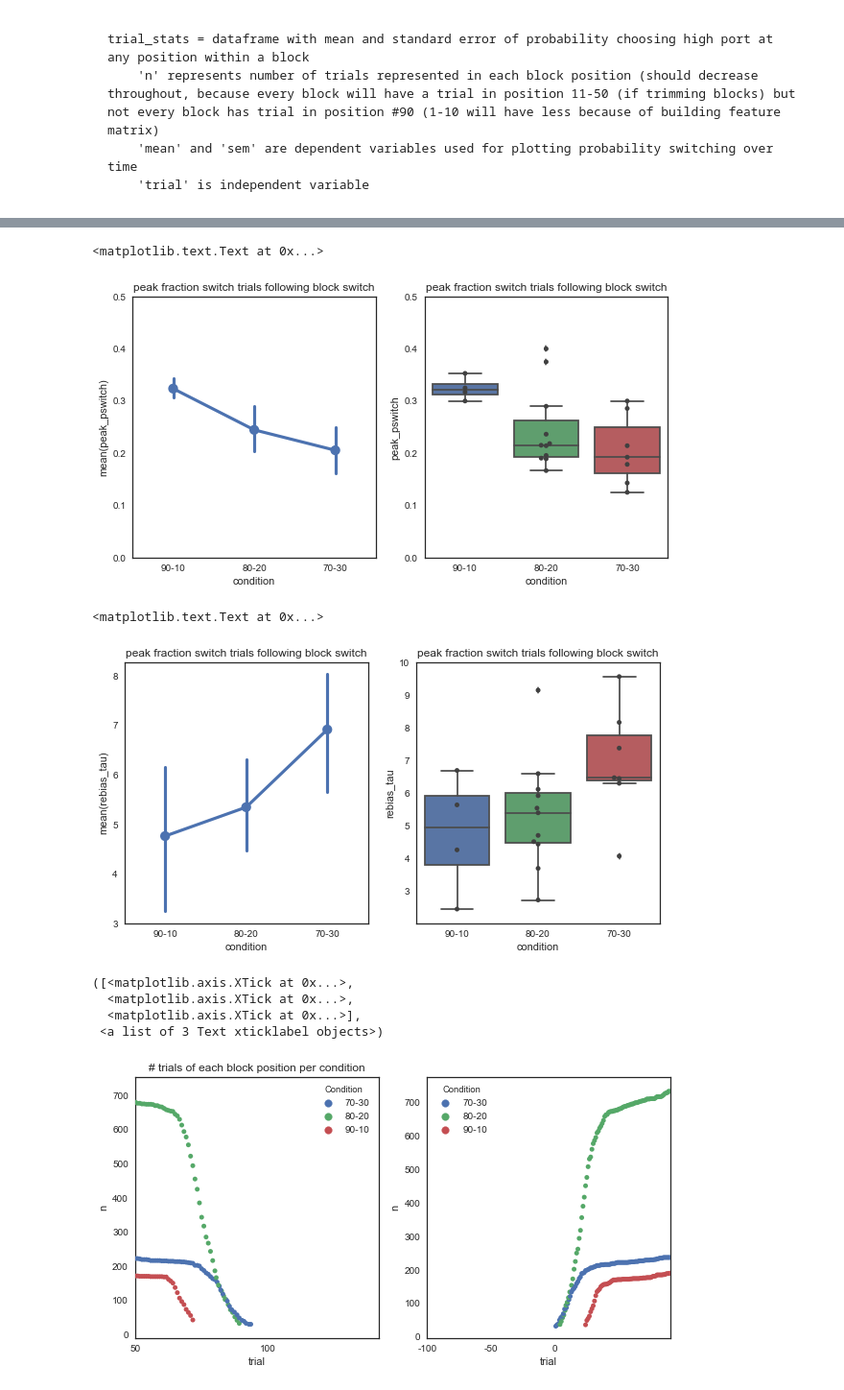
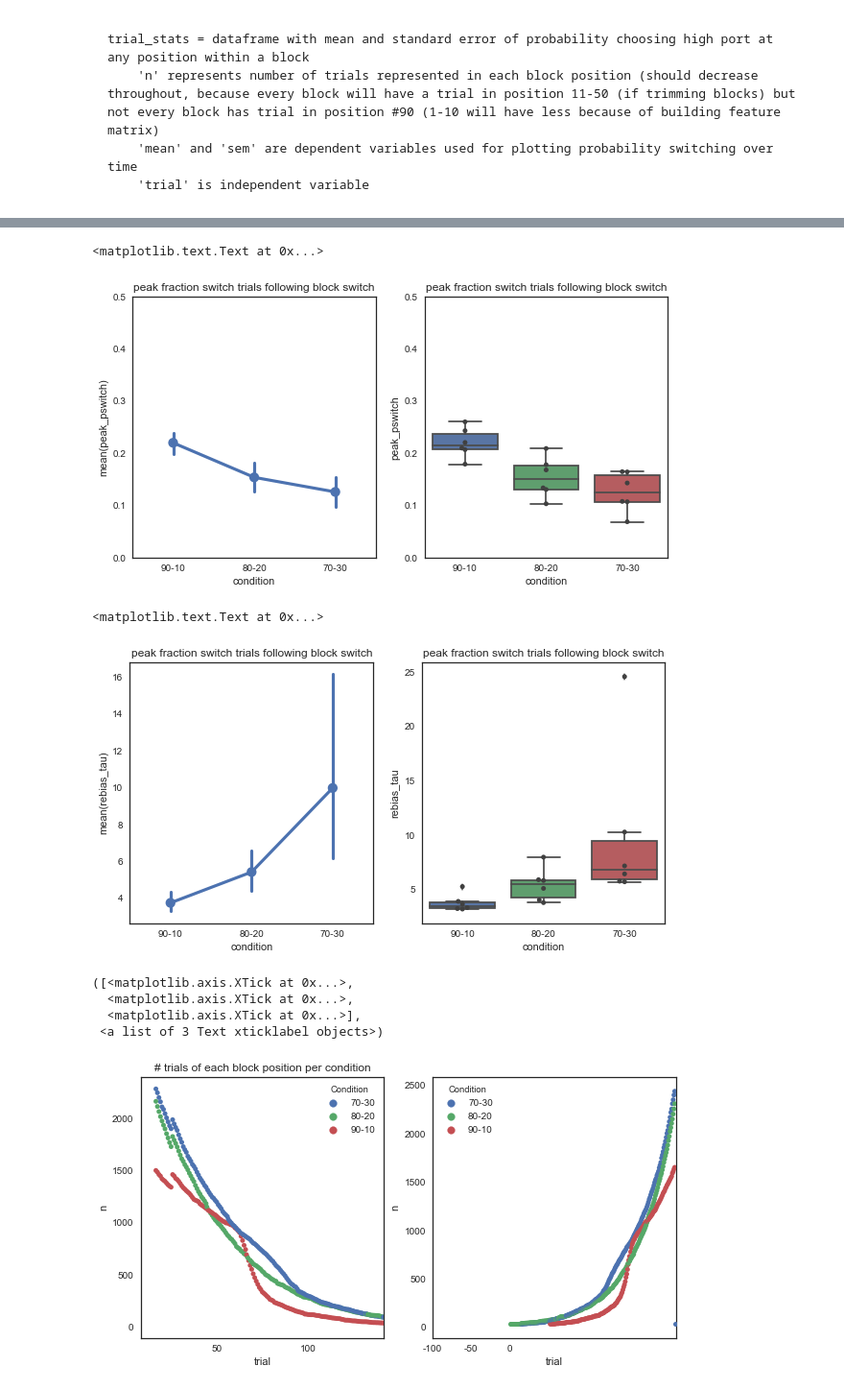
Before and after one commit to celiaberon/mouse_bandit, a Jupyter notebook: jupyter_notebooks/working/p_high_port.ipynb, the cells around one changed output, grey strips where cells are left out. Shown at 96% size. Cells and saved outputs as stored; diff of their text form; code cells hidden in the pictures.

```diff
--- a/jupyter_notebooks/working/p_high_port.ipynb
+++ b/jupyter_notebooks/working/p_high_port.ipynb
@@ -18,6 +17,9 @@ import matplotlib.pyplot as plt
 import seaborn as sns
 import add_columns_feature_matrix as fm_add
 %matplotlib inline
+# %%
+markov_version = True
+block_range = [0, np.inf]
 # %%
 if markov_version == True:
     record = pd.read_csv('/Users/{}/GitHub/mouse_bandit/celia_session_record.csv'.format(user_name),index_col=0)
@@ -77,7 +79,7 @@ day = np.arange(0,ndays) # number of days to plot
 
 k = 0
 for i,mouse in enumerate(mice):
-    highport_temp = record[((record['Mouse ID'] == mouse) & ((record['Left Reward Prob'] == 0.9) | (record['Left Reward Prob'] == 0.1)))]['p(high Port)'].values
+    highport_temp = record[((record['Mouse ID'] == mouse) & ((record['Left Reward Prob'] == 0.7) | (record['Left Reward Prob'] == 0.3)))]['p(high Port)'].values
     try:
         highport[k,:] = highport_temp[-ndays:] # values of fraction high port chosen for last 10 days
         plt.plot(day,highport[k,:],label=mouse,alpha=0.3,linewidth=3)
@@ -161,8 +140,8 @@ data.tail(5)
 ### select block lengths over range of interest
 # %%
 if markov_version == True:
-    data_match_blocks = data[data['Current Block Length']<150] # take only blocks with fewer than 90 trials
-    data_match_blocks = data_match_blocks[data_match_blocks['Current Block Length']>50] # blocks with 30+ trials
+    data_match_blocks = data[data['Current Block Length']<block_range[1]] # take only blocks with fewer than x trials
+    data_match_blocks = data_match_blocks[data_match_blocks['Current Block Length']>block_range[0]] # blocks with x+ trials
     datas = data_match_blocks.copy()
 else:
     datas = data.copy()
@@ -398,7 +389,7 @@ plt.ylim(0,.5)
 plt.title('peak fraction switch trials following block switch')
 # %% [output]
 <matplotlib.text.Text at 0x...>
-[figure, old version]
+[figure, new version]
 # %%
 plt.figure(figsize=(10,5))
 
@@ -416,29 +407,29 @@ plt.legend(bbox_to_anchor=(1.5,1))
 plt.title('peak fraction switch trials following block switch')
 # %% [output]
 <matplotlib.text.Text at 0x...>
-[figure, old version]
+[figure, new version]
 # %%
 trial_stats = trial_stats[trial_stats['n'] > 30] # if there are sufficient repetitions of this block position
 trial_stats_ = trial_stats_[trial_stats_['n'] > 30]
 
 plt.figure(figsize=(10,5))
 plt.subplot(121)
 sns.swarmplot(x='trial',y='n',hue='Condition',data=trial_stats)
-plt.xlim(50,150)
+plt.xlim(-10,150)
 plt.xticks([40,100],[50,100])
 plt.title('# trials of each block position per condition')
 
 plt.subplot(122)
 sns.swarmplot(x='trial',y='n',hue='Condition',data=trial_stats_)
 plt.title('')
 #plt.xlim(-100,0)
 plt.xticks([0,-50,-100],[0,-50,-100])
 # %% [output]
 ([<matplotlib.axis.XTick at 0x...>,
   <matplotlib.axis.XTick at 0x...>,
   <matplotlib.axis.XTick at 0x...>],
  <a list of 3 Text xticklabel objects>)
-[figure, old version]
+[figure, new version]
 # %%
 t_block_unique = np.unique(datas['Block Trial'].values)
 p_switch_block = np.zeros((t_block_unique.shape[0],2))
```
Also changed, not shown: parts of 12 cells of this notebook, 1 other file.
